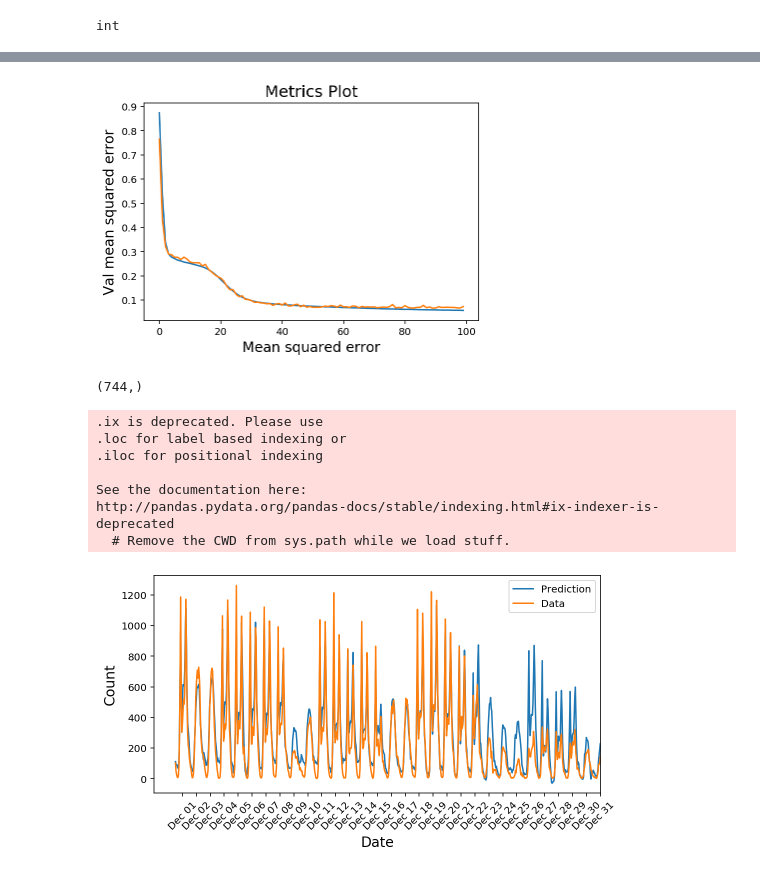
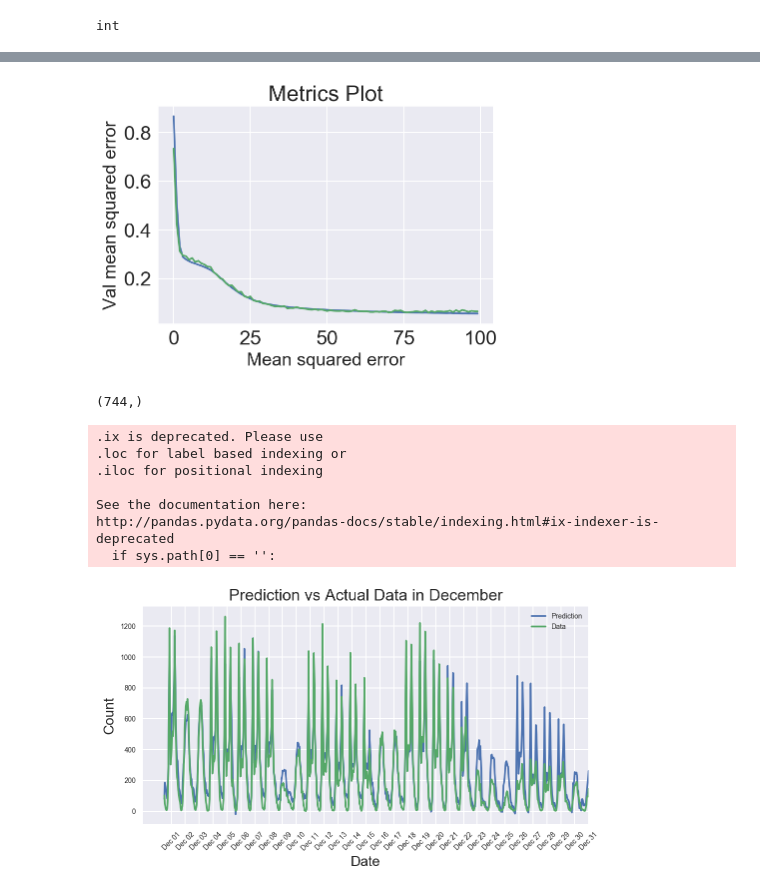
Before and after one commit to MattXiao01/hello-world, a Jupyter notebook: DC Shared Bike Project.ipynb, the cells around one changed output, grey strips where cells are left out. Cells and saved outputs as stored; diff of their text form; code cells hidden in the pictures.

```diff
--- a/DC Shared Bike Project.ipynb
+++ b/DC Shared Bike Project.ipynb
@@ -601,0 +602,9 @@ df_combine.to_csv('hour_new.csv', index = False)
+# %%
+# First, let's take a look at the distribution of count.
+
+rides = df_combine
+
+sns.set_style('whitegrid')
+ax = sns.boxplot(y = rides.cnt, orient = 'h', linewidth = 3)
+ax.axes.set_title('Boxplot of Shared Bike Utilization', fontsize = 20)
+ax.set_xlabel('Shared Bike Utilization Count', fontsize = 15)
@@ -601,0 +614,12 @@ df_combine.to_csv('hour_new.csv', index = False)
+# %%
+# Investigate the correlation between weather parameters.
+
+corrMatt = rides[['SPD', 'CLG', 'TEMP', 'DEWP', 'SLP','cnt']].corr()
+mask = np.array(corrMatt)
+mask[np.tril_indices_from(mask)] = False
+
+sns.set(font_scale = 2)
+fig,ax= plt.subplots()
+fig.set_size_inches(20,10)
+sns.heatmap(corrMatt, mask=mask,vmax=.8, square=True,annot=True, linewidths=1)
+ax.axes.set_title('Correlation Heatmap', fontsize = 30)
@@ -729,12 +886,12 @@ Epoch 100/100
 # plot metrics
 plt.plot(history.history['mean_squared_error'])
 plt.plot(history.history['val_mean_squared_error'])
-plt.title('Metrics Plot', fontsize = 16)
-plt.xlabel('Mean squared error', fontsize = 14)
-plt.ylabel('Val mean squared error', fontsize =14)
+plt.title('Metrics Plot', fontsize = 22)
+plt.xlabel('Mean squared error', fontsize = 18)
+plt.ylabel('Val mean squared error', fontsize =18)
 plt.show()
 # %% [output]
-[figure, old version]
+[figure, new version]
 # %%
 mean, std = scaled_features['cnt']
 predictions = model.predict(X_test).T*std + mean
@@ -744,26 +901,28 @@ print(predictions[0].shape)
 # %%
 fig, ax = plt.subplots(figsize=(8,4))
 
+sns.set(font_scale = 0.7)
 ax.plot(predictions[0], label='Prediction')
 ax.plot((test_targets['cnt']*std + mean).values, label='Data')
 ax.set_xlim(right=len(predictions))
 ax.legend()
 plt.xlabel('Date', fontsize = 14)
 plt.ylabel('Count', fontsize = 14)
+plt.title('Prediction vs Actual Data in December', fontsize = 16)
 
 dates = pd.to_datetime(df_combine.ix[test_data.index]['dteday'])
 dates = dates.apply(lambda d: d.strftime('%b %d'))
 ax.set_xticks(np.arange(len(dates))[12::24])
 _ = ax.set_xticklabels(dates[12::24], rotation=45)
 # %% [output]
 .ix is deprecated. Please use
 .loc for label based indexing or
 .iloc for positional indexing
 
 See the documentation here:
 http://pandas.pydata.org/pandas-docs/stable/indexing.html#ix-indexer-is-deprecated
-  # Remove the CWD from sys.path while we load stuff.
+  if sys.path[0] == '':
-[figure, old version]
+[figure, new version]
 # %%
 def MSE(y, Y):
     return np.mean((y-Y)**2)
```
Also changed, not shown: parts of 19 cells of this notebook.
